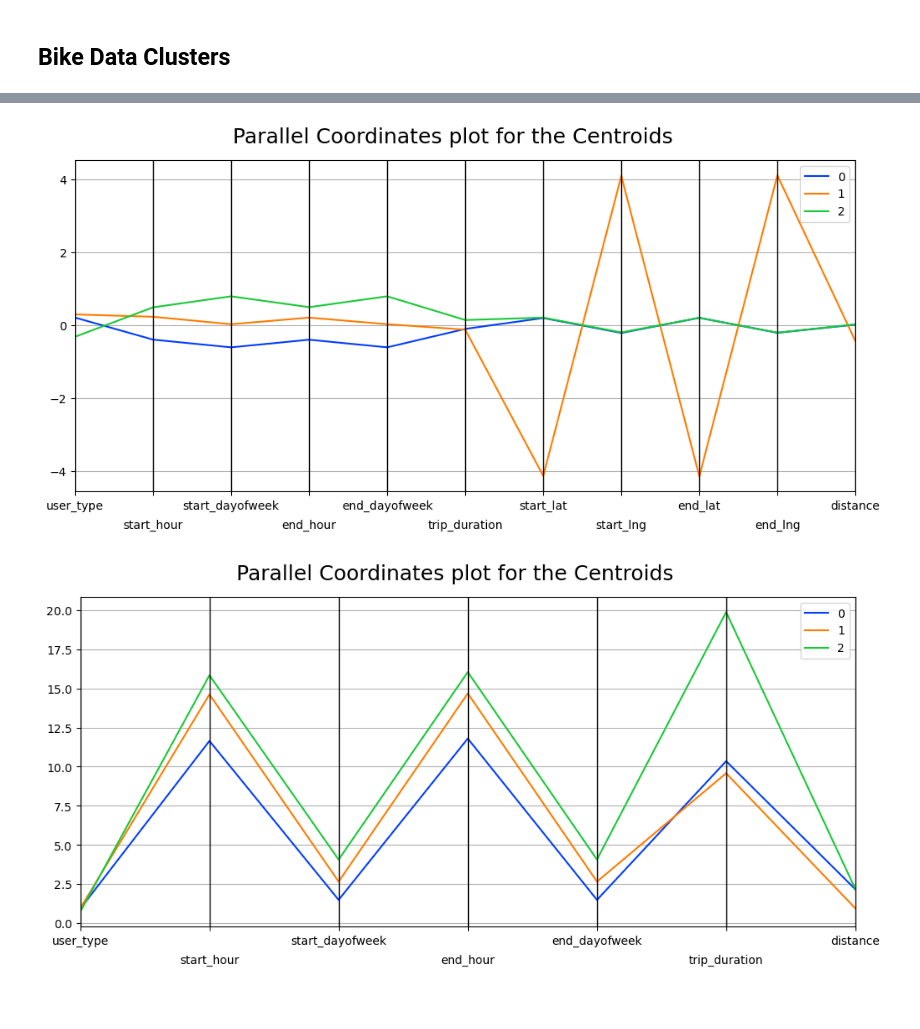
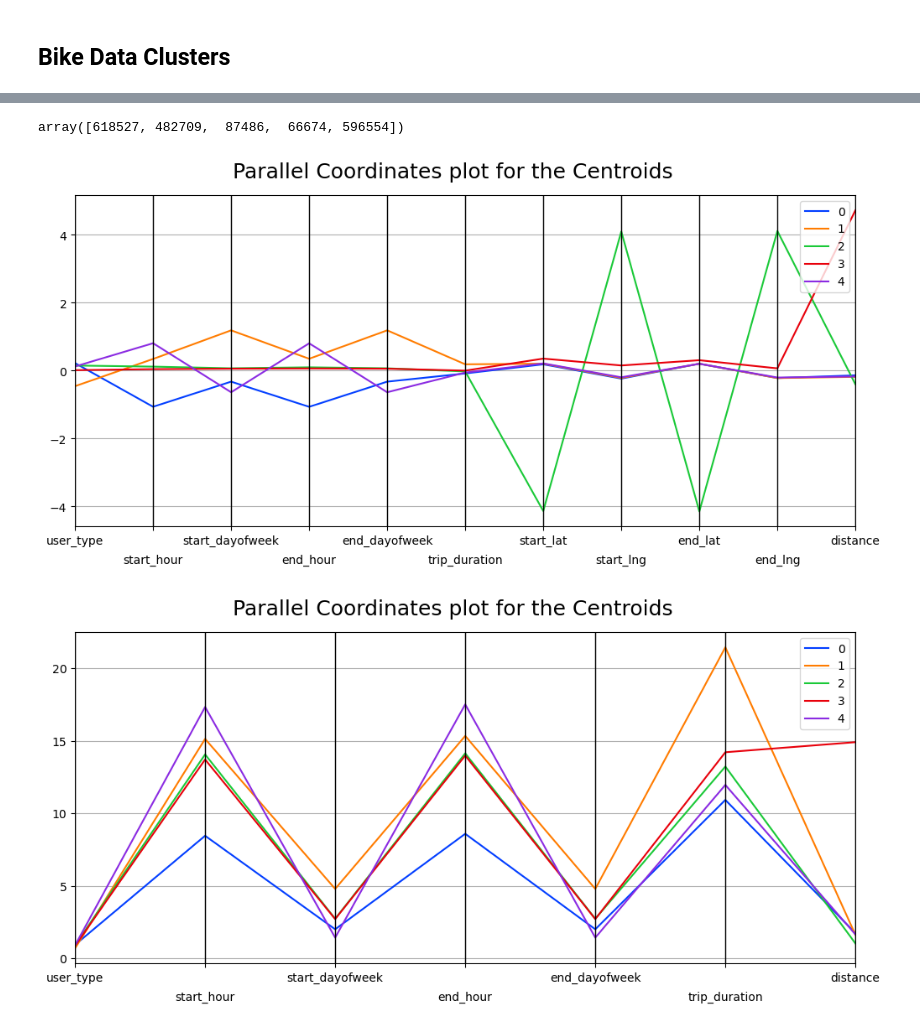
Before and after one commit to nussi049/AnalyticsApplication, a Jupyter notebook: cluster_analysis.ipynb, the cells around one changed output, grey strips where cells are left out. Saved outputs shown, nothing was run; the diff lists cells and outputs as text; code cells hidden in the pictures; blank space fills up the shorter version.

```diff
--- a/cluster_analysis.ipynb
+++ b/cluster_analysis.ipynb
@@ -160,7 +161,6 @@ plot_geo_clusters_on_map(df_stations, labels, centers)
 # %%
 def preprocess_data_behaviour_cluster(df_input):
     df = df_input.copy()
-    #df.drop(['start_station_name', 'end_station_name', 'start_lat', 'start_lng', 'end_lat', 'end_lng'], axis=1, inplace=True)
     df.drop(['start_station_name', 'end_station_name'], axis=1, inplace=True)
 
     ordinalencoder = OrdinalEncoder()
@@ -172,16 +172,16 @@ def preprocess_data_behaviour_cluster(df_input):
     X_scaled = scaler.transform(df)
     #X_scaled_df = pd.DataFrame(X_scaled, columns=df.columns, index=df.index)
 
-    pca = PCA(n_components=2)
+    pca = PCA(n_components=6)
     X_pca = pca.fit_transform(X_scaled)
 
     print(pca.components_)
     print(list(df.columns))
     print(sum(pca.explained_variance_ratio_))
 
-    return X_pca, df , ordinalencoder, scaler, pca
+    return X_pca, X_scaled, df , ordinalencoder, scaler, pca
 # %%
-def display_parallel_coordinates_centroids(df, num_clusters):
+def display_parallel_coordinates_centroids(df, num_clusters, name):
     '''Display a parallel coordinates plot for the centroids in df'''
 
     # Create the plot
@@ -196,8 +196,9 @@ def display_parallel_coordinates_centroids(df, num_clusters):
     ax=plt.gca()
     for tick in ax.xaxis.get_major_ticks()[1::2]:
         tick.set_pad(20)
+    plt.savefig(f'figures/parallel_coordinates_{name}.png')
 # %%
-X_pca, df, ordEnc, scaler, pca = preprocess_data_behaviour_cluster(df_bikes)
+X_pca, X_scaled, df, ordEnc, scaler, pca = preprocess_data_behaviour_cluster(df_bikes)
 # %% [output]
 [array(['Customer', 'Subscriber'], dtype=object)]
 [[ 0.03157196  0.03575854  0.01547647  0.03306819  0.01547907 -0.01235027
@@ -213,4 +222,4 @@ run_elbow_with_kmean(X_pca, 20)
 # %%
-labels, centers = run_kmeans_cluster(X_pca, 3)
+labels, centers = run_kmeans_cluster(X_pca, 5)
 df["label"] = labels
 # %%
@@ -223,19 +232,24 @@ sns.pairplot(data=Pca_df, hue="label")
+# %%
+_, counts = np.unique(df['label'][df['label']>=0], return_counts=True)
+counts
+# %% [output]
+array([618527, 482709,  87486,  66674, 596554])
 # %%
 # Create a data frame containing our centroids
 centroids = pca.inverse_transform(centers)
 centroids = pd.DataFrame(centroids, columns=df.columns[:-1])
 centroids['cluster'] = centroids.index
 
-display_parallel_coordinates_centroids(centroids, 4)
+display_parallel_coordinates_centroids(centroids, 5, 'scaled')
 # %% [output]
-[figure, old version]
+[figure, new version]
 # %%
 # Create a data frame containing our centroids
 centroid = scaler.inverse_transform(pca.inverse_transform(centers))
 centroids = pd.DataFrame(centroid[:,:6], columns=df.columns[:6])
 centroids['distance'] = centroid[:,10]
 centroids['cluster'] = centroids.index
 
-display_parallel_coordinates_centroids(centroids, 4)
+display_parallel_coordinates_centroids(centroids, 5, 'unscaled')
 # %% [output]
-[figure, old version]
+[figure, new version]
```
Also changed, not shown: parts of 7 cells of this notebook, 6 other files.
